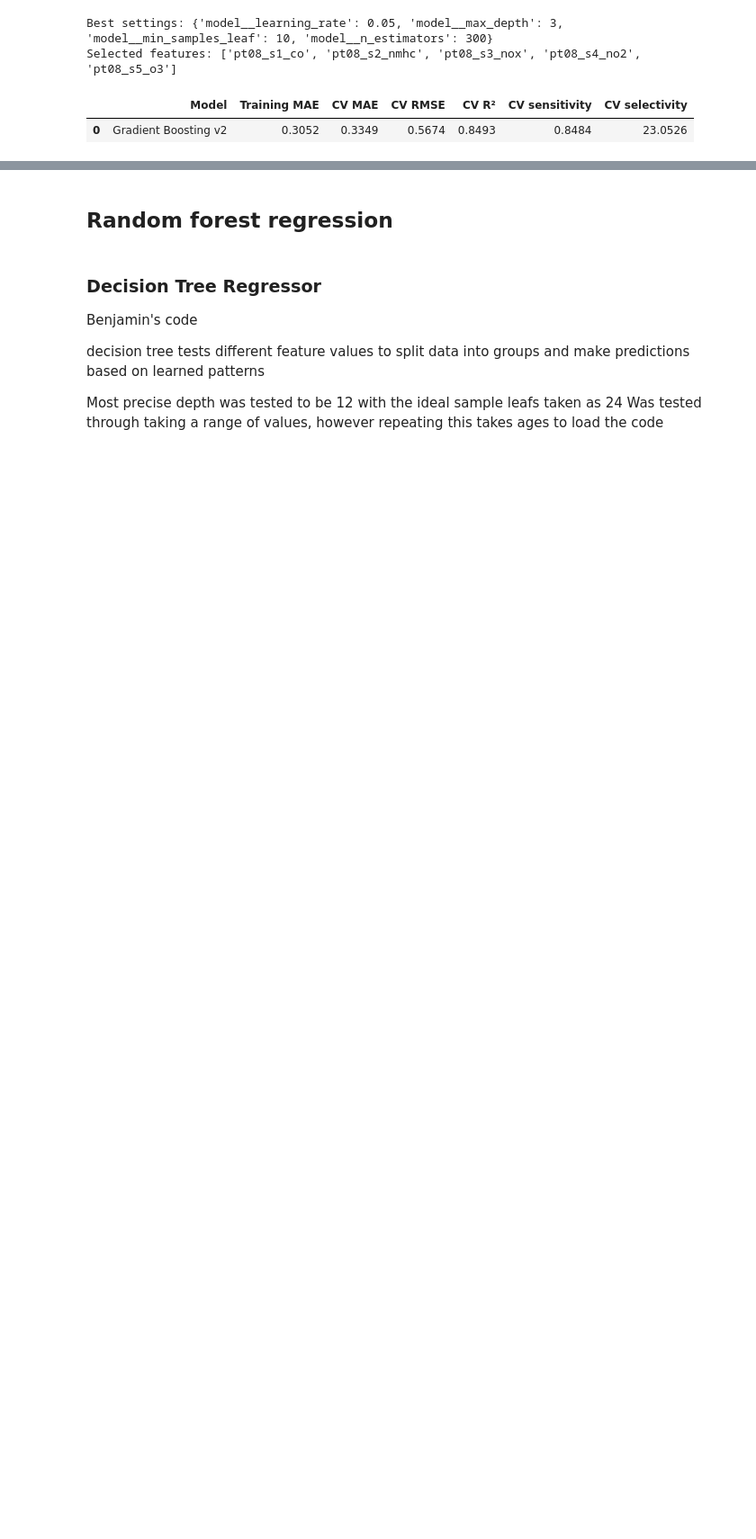
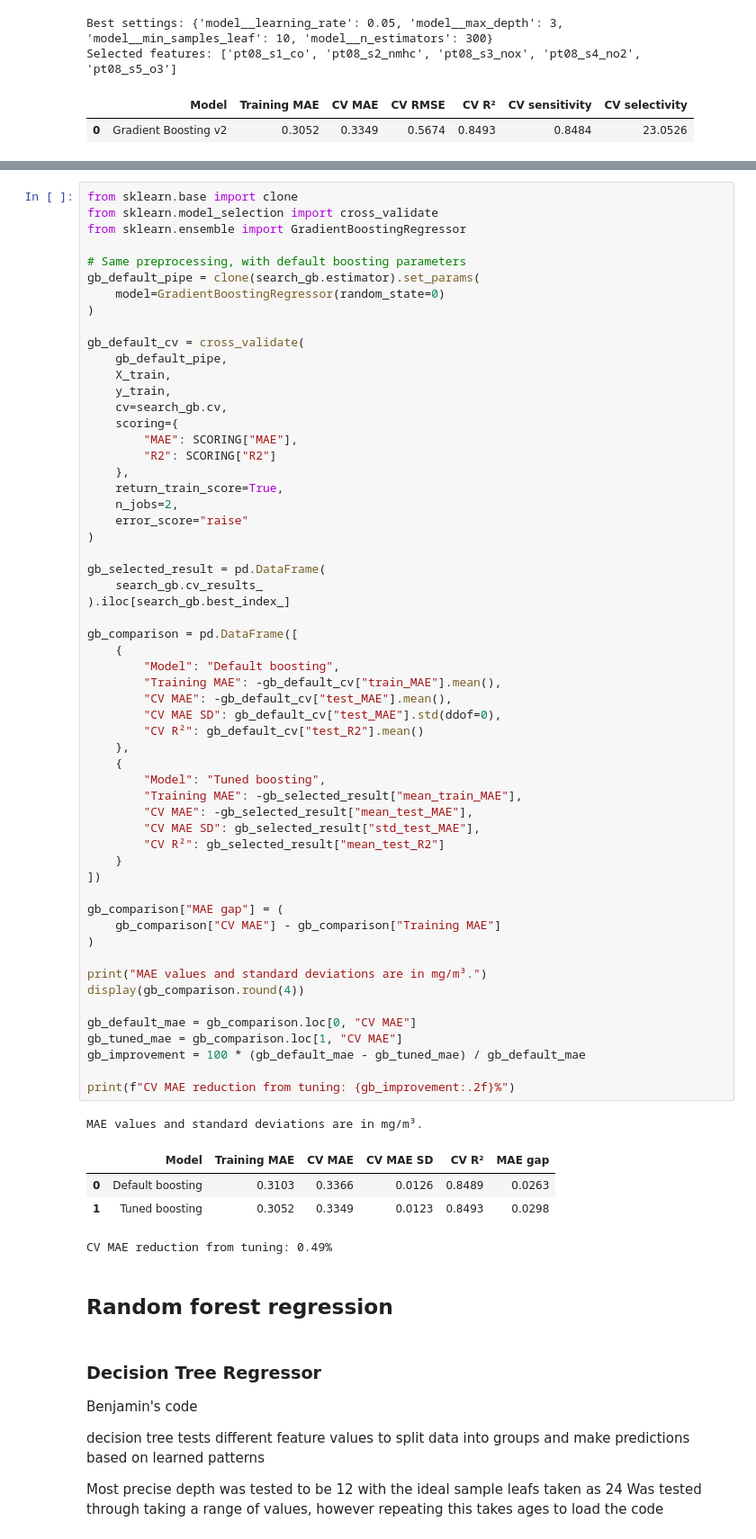
Before and after one commit to AMfromUofG/ENG4200-CW2-Group-Air_A, a Jupyter notebook: CW2_Air_A.ipynb, the cells around one changed output, grey strips where cells are left out. Shown at 90% size. Drawn from its saved outputs; the diff is of its cells as text; blank space fills up the shorter version.

```diff
--- a/CW2_Air_A.ipynb
+++ b/CW2_Air_A.ipynb
@@ -610,3 +713,66 @@ Selected features: ['pt08_s1_co', 'pt08_s2_nmhc', 'pt08_s3_nox', 'pt08_s4_no2',
+# %%
+from sklearn.base import clone
+from sklearn.model_selection import cross_validate
+from sklearn.ensemble import GradientBoostingRegressor
+
+# Same preprocessing, with default boosting parameters
+gb_default_pipe = clone(search_gb.estimator).set_params(
+    model=GradientBoostingRegressor(random_state=0)
+)
+
+gb_default_cv = cross_validate(
+    gb_default_pipe,
+    X_train,
+    y_train,
+    cv=search_gb.cv,
+    scoring={
+        "MAE": SCORING["MAE"],
+        "R2": SCORING["R2"]
+    },
+    return_train_score=True,
+    n_jobs=2,
+    error_score="raise"
+)
+
+gb_selected_result = pd.DataFrame(
+    search_gb.cv_results_
+).iloc[search_gb.best_index_]
+
+gb_comparison = pd.DataFrame([
+    {
+        "Model": "Default boosting",
+        "Training MAE": -gb_default_cv["train_MAE"].mean(),
+        "CV MAE": -gb_default_cv["test_MAE"].mean(),
+        "CV MAE SD": gb_default_cv["test_MAE"].std(ddof=0),
+        "CV R²": gb_default_cv["test_R2"].mean()
+    },
+    {
+        "Model": "Tuned boosting",
+        "Training MAE": -gb_selected_result["mean_train_MAE"],
+        "CV MAE": -gb_selected_result["mean_test_MAE"],
+        "CV MAE SD": gb_selected_result["std_test_MAE"],
+        "CV R²": gb_selected_result["mean_test_R2"]
+    }
+])
+
+gb_comparison["MAE gap"] = (
+    gb_comparison["CV MAE"] - gb_comparison["Training MAE"]
+)
+
+print("MAE values and standard deviations are in mg/m³.")
+display(gb_comparison.round(4))
+
+gb_default_mae = gb_comparison.loc[0, "CV MAE"]
+gb_tuned_mae = gb_comparison.loc[1, "CV MAE"]
+gb_improvement = 100 * (gb_default_mae - gb_tuned_mae) / gb_default_mae
+
+print(f"CV MAE reduction from tuning: {gb_improvement:.2f}%")
+# %% [output]
+MAE values and standard deviations are in mg/m³.
+|  | Model | Training MAE | CV MAE | CV MAE SD | CV R² | MAE gap |
+| 0 | Default boosting | 0.3103 | 0.3366 | 0.0126 | 0.8489 | 0.0263 |
+| 1 | Tuned boosting | 0.3052 | 0.3349 | 0.0123 | 0.8493 | 0.0298 |
+CV MAE reduction from tuning: 0.49%
 # %% [markdown]
 ## Random forest regression
 # %% [markdown]
```
Also changed, not shown: parts of 2 cells of this notebook.
